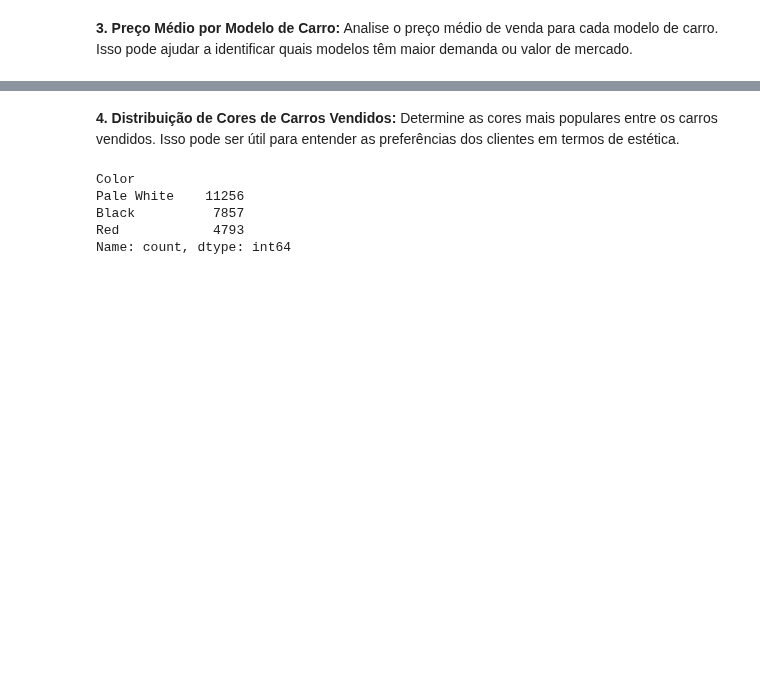
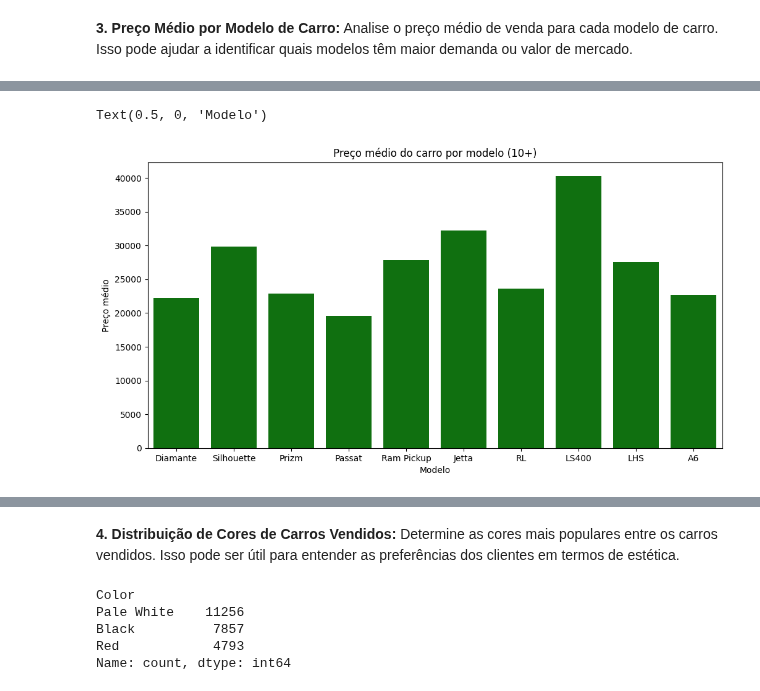
Before and after one commit to GabrielVila/Car-Sales-Report, a Jupyter notebook: projeto_carro.ipynb, the cells around one changed output, grey strips where cells are left out. Cells and saved outputs as stored; diff of their text form; code cells hidden in the pictures; blank space fills up the shorter version.

```diff
--- a/projeto_carro.ipynb
+++ b/projeto_carro.ipynb
@@ -256,0 +318,10 @@ Name: Price ($), dtype: float64
+# %%
+#Criando gráficos de preço médio por modelo
+plt.figure(figsize=(12, 6))
+sns.barplot(x='Model', y='Mean Price', data=model_count_price_top10, color='Green')
+plt.title('Preço médio do carro por modelo (10+)')
+plt.ylabel('Preço médio')
+plt.xlabel('Modelo')
+# %% [output]
+Text(0.5, 0, 'Modelo')
+[figure, added]
```
Also changed, not shown: parts of 17 cells of this notebook.
